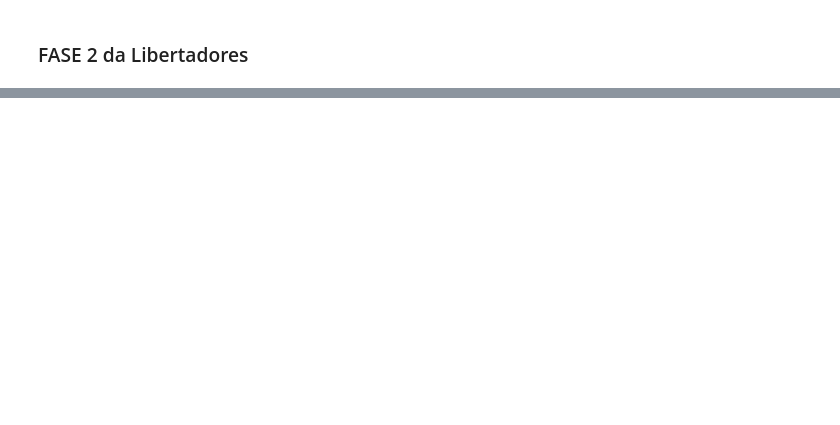
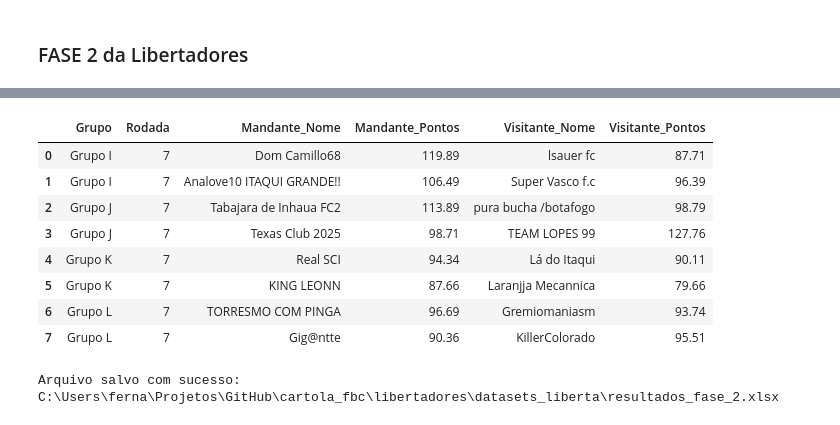
Before and after one commit to FernandoBC23/cartola_fbc, a Jupyter notebook: libertadores/datasets_liberta/2_busca_dados_liberta_fase_2.ipynb, the cells around one changed output, grey strips where cells are left out. Saved outputs shown, nothing was run; the diff lists cells and outputs as text; code cells hidden in the pictures; blank space fills up the shorter version.

```diff
--- a/libertadores/datasets_liberta/2_busca_dados_liberta_fase_2.ipynb
+++ b/libertadores/datasets_liberta/2_busca_dados_liberta_fase_2.ipynb
@@ -424,0 +574,28 @@ Name: count, dtype: int64
+# %%
+# Criar estrutura em formato de dicionário para JSON/JS
+classificacao_js_fase_2 = {}
+
+for grupo, df in df_resultado_por_grupo.items():
+    classificacao_js_fase_2[grupo] = []
+    for _, row in df.iterrows():
+        classificacao_js_fase_2[grupo].append({
+            "posicao": int(row["Posição"]),
+            "nome": row["Nome do Time"],
+            "pontos": int(row["Pontos"]),
+            "vitorias": int(row["Vitórias"]),
+            "empates": int(row["Empates"]),
+            "derrotas": int(row["Derrotas"]),
+            "totalCartola": float(row["Total Cartola"]),
+            "cartolaSofrido": float(row["Cartola Sofrido"]),
+            "saldoCartola": float(row["Saldo Cartola"])
+        })
+
+
+# Converter para JSON formatado
+json_str = json.dumps(classificacao_js_fase_2, indent=2, ensure_ascii=False)
+
+# Salvar como arquivo JS com uma variável global
+with open("classificacao_por_grupo_fase_2.js", "w", encoding="utf-8") as f:
+    f.write("const classificacaoFase2 = ")
+    f.write(json_str)
+    f.write(";")
@@ -424,0 +642,39 @@ Name: count, dtype: int64
+# %%
+# Exibir resultados da 2ª rodada
+df_resultados_rodada_7 = exibir_resultados_rodada(df_rodadas, df_pontuacoes, rodada=7)
+
+# Exibir apenas os resultados do Grupo B na 1ª rodada
+df_resultados_grupo_I = exibir_resultados_rodada(df_rodadas, df_pontuacoes, rodada=7, grupo="Grupo I")
+
+# Exibir
+# display(df_resultados_rodada2)
+display(df_resultados_rodada_7)
+# %% [output]
+|  | Grupo | Rodada | Mandante_Nome | Mandante_Pontos | Visitante_Nome | Visitante_Pontos |
+| 0 | Grupo I | 7 | Dom Camillo68 | 119.89 | lsauer fc | 87.71 |
+| 1 | Grupo I | 7 | Analove10 ITAQUI GRANDE!! | 106.49 | Super Vasco f.c | 96.39 |
+| 2 | Grupo J | 7 | Tabajara de Inhaua FC2 | 113.89 | pura bucha /botafogo | 98.79 |
+| 3 | Grupo J | 7 | Texas Club 2025 | 98.71 | TEAM LOPES 99 | 127.76 |
+| 4 | Grupo K | 7 | Real SCI | 94.34 | Lá do Itaqui | 90.11 |
+| 5 | Grupo K | 7 | KING LEONN | 87.66 | Laranjja Mecannica | 79.66 |
+| 6 | Grupo L | 7 | TORRESMO COM PINGA | 96.69 | Gremiomaniasm | 93.74 |
+| 7 | Grupo L | 7 | Gig@ntte | 90.36 | KillerColorado | 95.51 |
+# %%
+# Criar arquivo com uma aba para cada rodada contendo os resultados detalhados
+from pathlib import Path
+
+# Caminho do arquivo de saída
+caminho_resultados = "resultados_fase_2.xlsx"
+
+# Descobrir as rodadas únicas no DataFrame
+rodadas_disponiveis = sorted(df_rodadas["Rodada"].unique())
+
+with pd.ExcelWriter(caminho_resultados) as writer:
+    for rodada in rodadas_disponiveis:
+        df_resultados = exibir_resultados_rodada(df_rodadas, df_pontuacoes, rodada=rodada)
+        nome_aba = f"Rodada {rodada}"
+        df_resultados.to_excel(writer, sheet_name=nome_aba, index=False)
+
+print(f"Arquivo salvo com sucesso: {Path(caminho_resultados).resolve()}")
+# %% [output]
+Arquivo salvo com sucesso: C:\Users\ferna\Projetos\GitHub\cartola_fbc\libertadores\datasets_liberta\resultados_fase_2.xlsx
```
Also changed, not shown: parts of 31 cells of this notebook, 14 other files.
